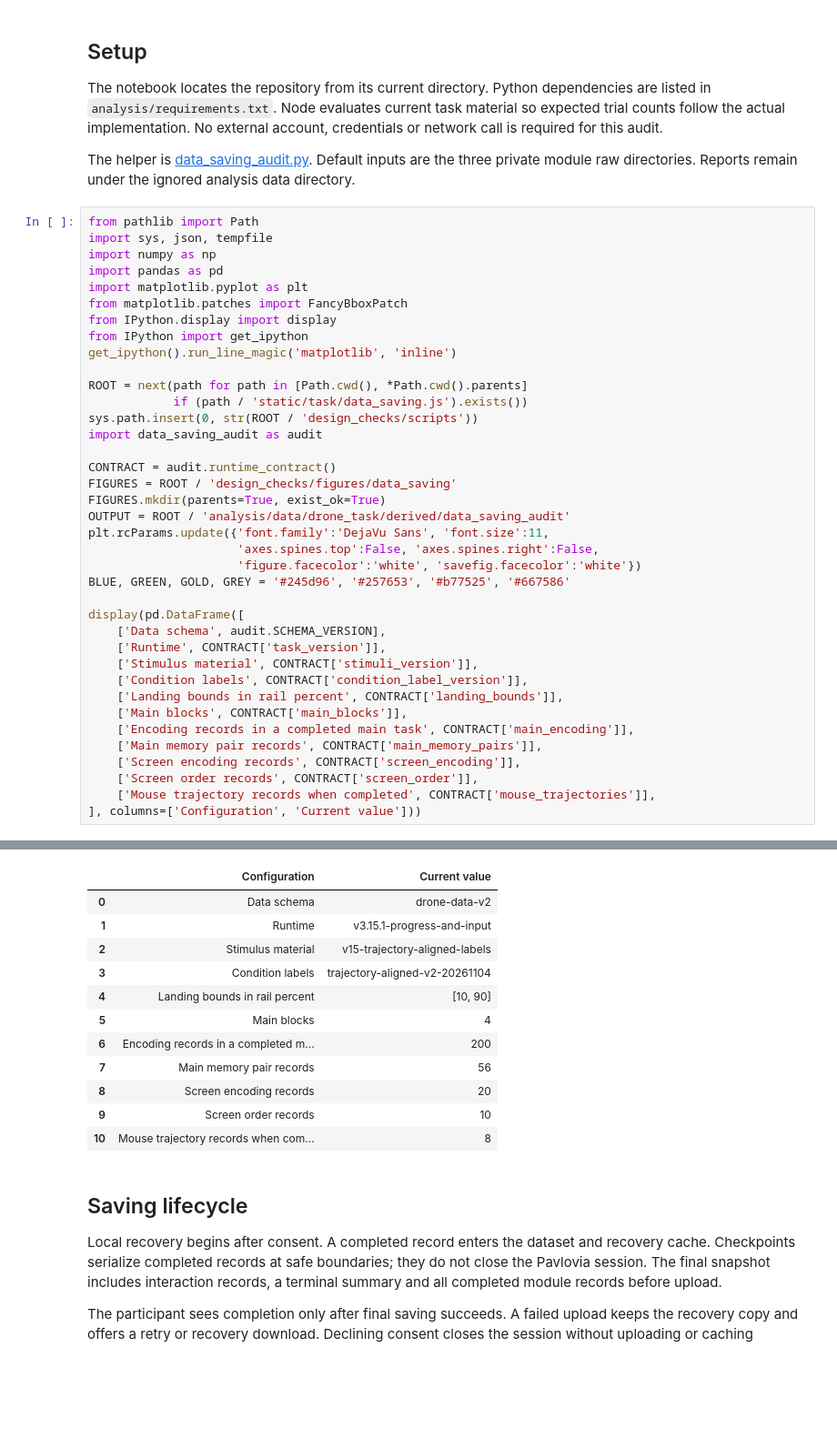
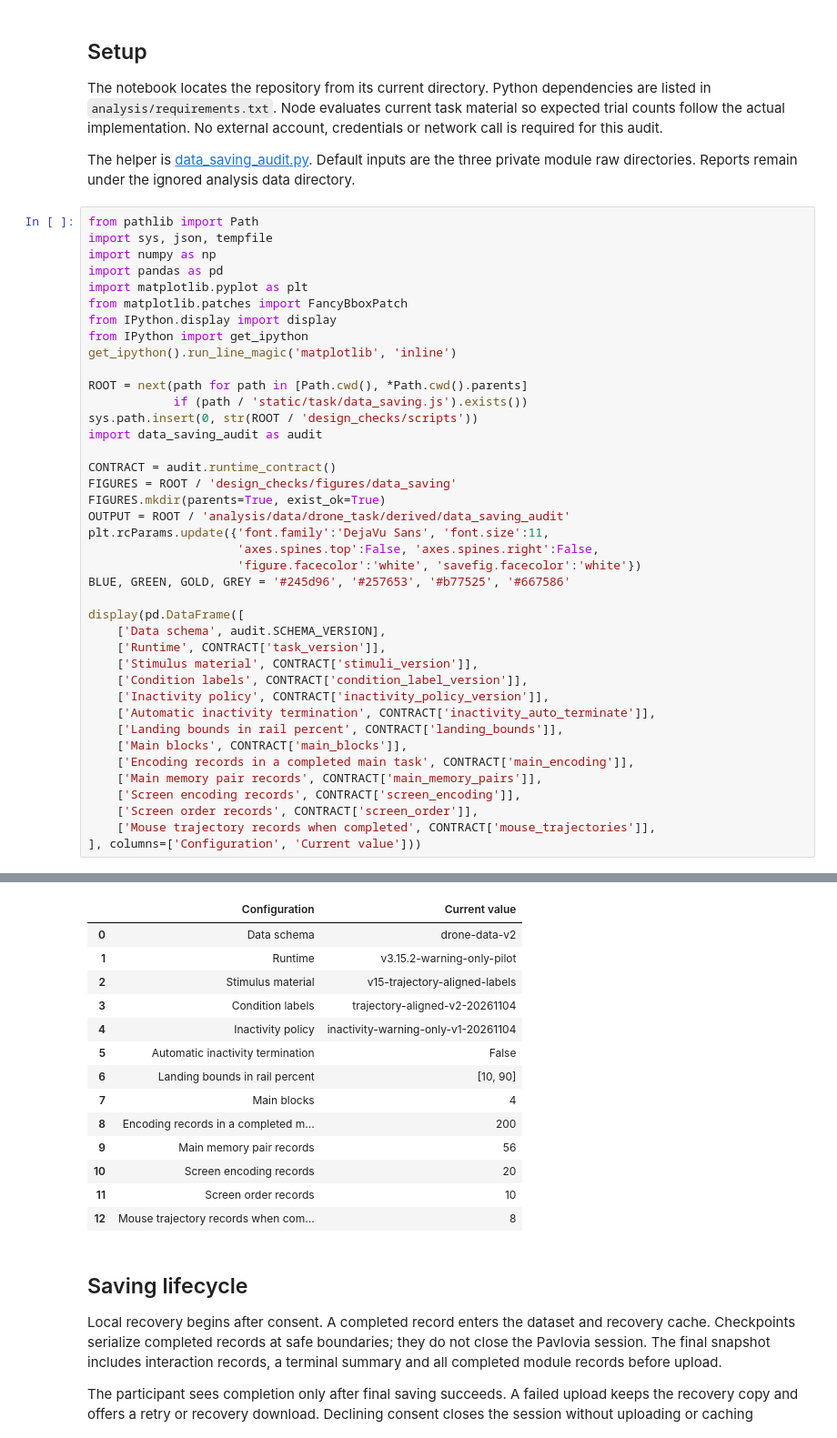
Before and after one commit to beaverjuly/DroneTask, a Jupyter notebook: design_checks/notebooks/07_data_saving.ipynb, the cells around one changed output, grey strips where cells are left out. Shown at 91% size. Drawn from its saved outputs; the diff is of its cells as text; blank space fills up the shorter version.

```diff
--- a/design_checks/notebooks/07_data_saving.ipynb
+++ b/design_checks/notebooks/07_data_saving.ipynb
@@ -48,6 +48,8 @@ display(pd.DataFrame([
     ['Runtime', CONTRACT['task_version']],
     ['Stimulus material', CONTRACT['stimuli_version']],
     ['Condition labels', CONTRACT['condition_label_version']],
+    ['Inactivity policy', CONTRACT['inactivity_policy_version']],
+    ['Automatic inactivity termination', CONTRACT['inactivity_auto_terminate']],
     ['Landing bounds in rail percent', CONTRACT['landing_bounds']],
     ['Main blocks', CONTRACT['main_blocks']],
     ['Encoding records in a completed main task', CONTRACT['main_encoding']],
@@ -61,16 +63,18 @@ display(pd.DataFrame([
 (Use `node --trace-warnings ...` to show where the warning was created)
 |  | Configuration | Current value |
 | 0 | Data schema | drone-data-v2 |
-| 1 | Runtime | v3.15.1-progress-and-input |
+| 1 | Runtime | v3.15.2-warning-only-pilot |
 | 2 | Stimulus material | v15-trajectory-aligned-labels |
 | 3 | Condition labels | trajectory-aligned-v2-20261104 |
-| 4 | Landing bounds in rail percent | [10, 90] |
-| 5 | Main blocks | 4 |
-| 6 | Encoding records in a completed m... | 200 |
-| 7 | Main memory pair records | 56 |
-| 8 | Screen encoding records | 20 |
-| 9 | Screen order records | 10 |
-| 10 | Mouse trajectory records when com... | 8 |
+| 4 | Inactivity policy | inactivity-warning-only-v1-20261104 |
+| 5 | Automatic inactivity termination | False |
+| 6 | Landing bounds in rail percent | [10, 90] |
+| 7 | Main blocks | 4 |
+| 8 | Encoding records in a completed m... | 200 |
+| 9 | Main memory pair records | 56 |
+| 10 | Screen encoding records | 20 |
+| 11 | Screen order records | 10 |
+| 12 | Mouse trajectory records when com... | 8 |
 # %% [markdown]
 ## Saving lifecycle
 
```
Also changed, not shown: parts of 7 cells of this notebook, 15 other files.
